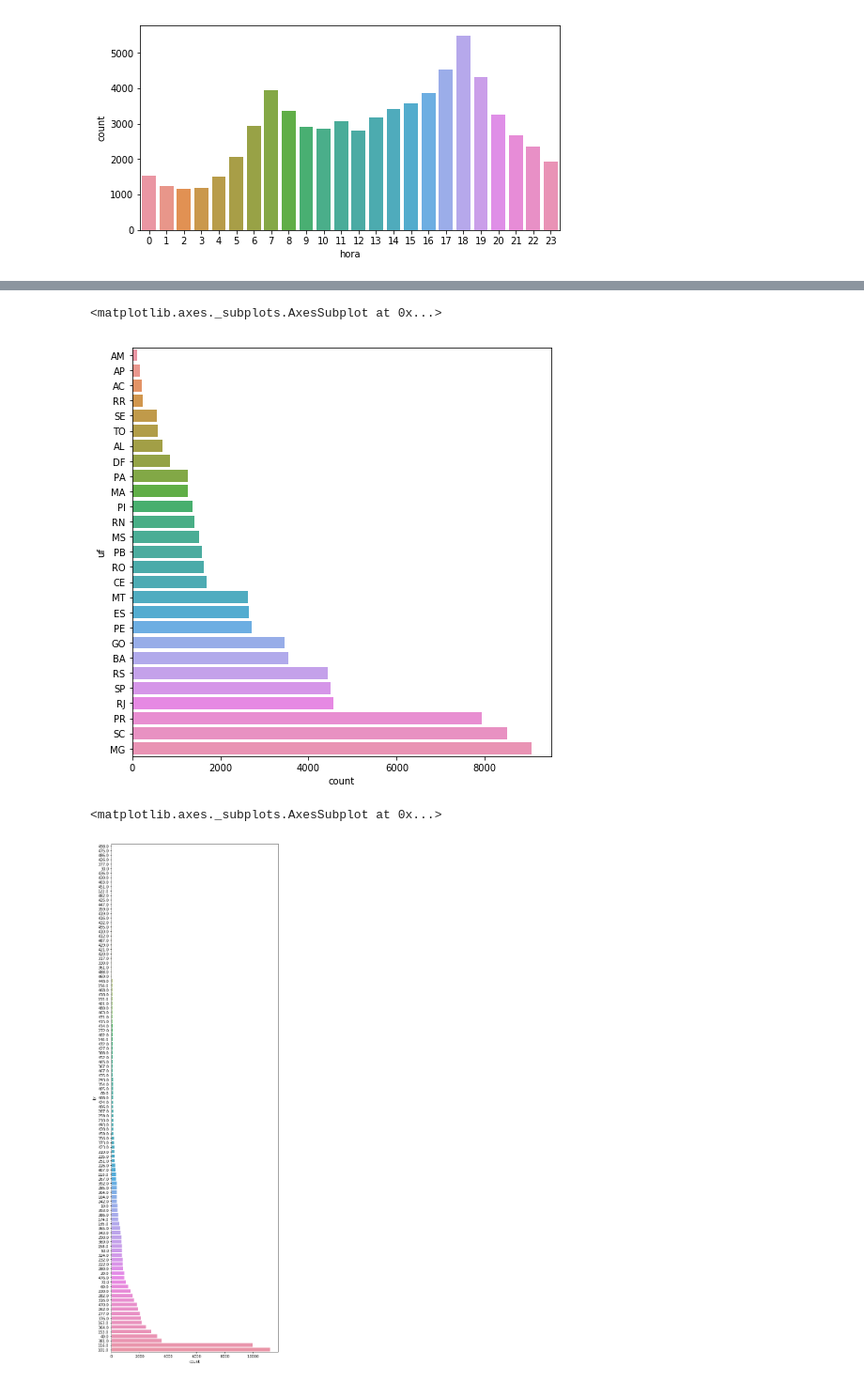
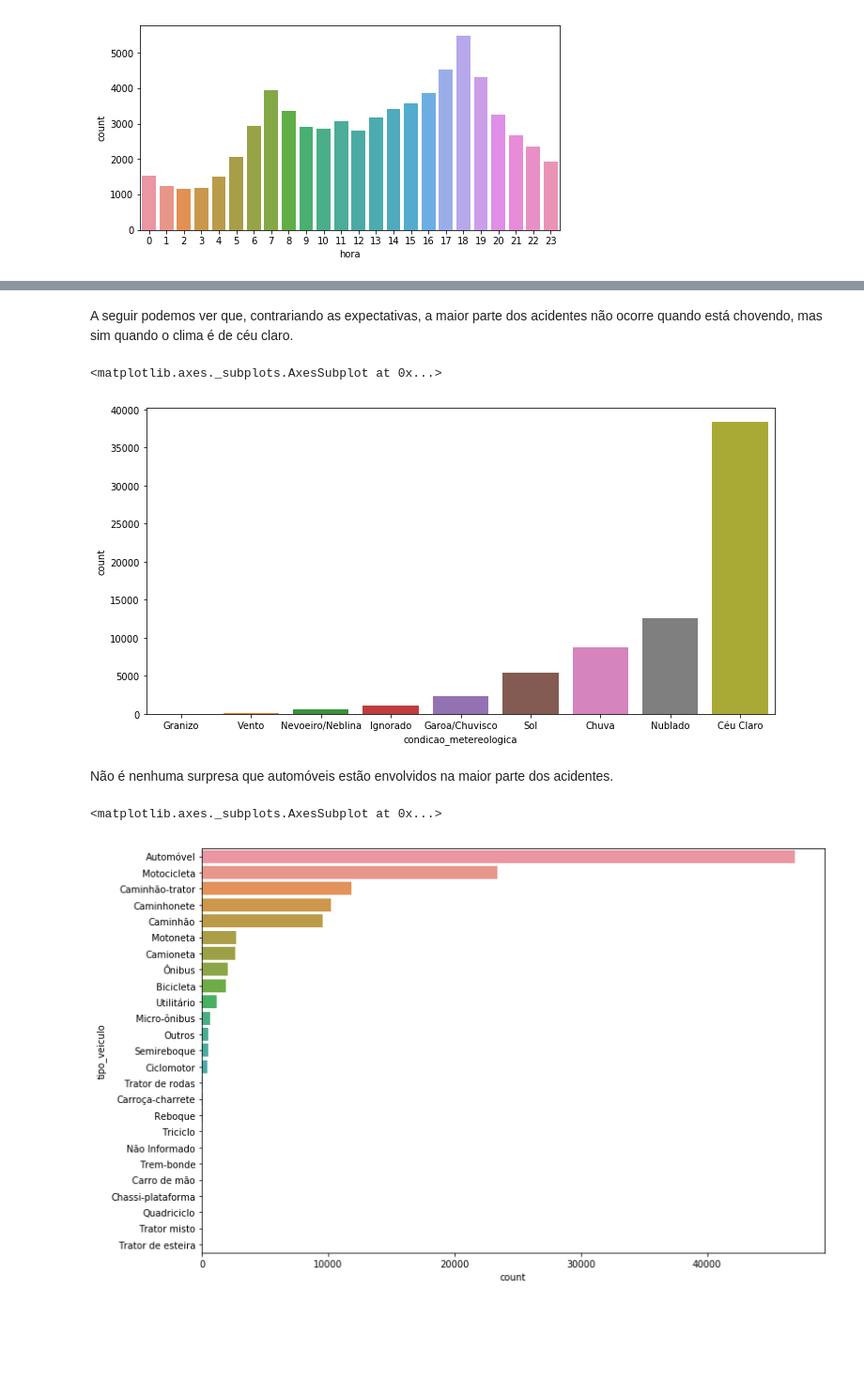
Before and after one commit to GabrielEug2/data-science-accidents, a Jupyter notebook: exploratory_analysis.ipynb, the cells around one changed output, grey strips where cells are left out. Shown: that part at 94% size. Drawn from its saved outputs; the diff is of its cells as text; code cells hidden in the pictures; blank space fills up the shorter version.

```diff
--- a/exploratory_analysis.ipynb
+++ b/exploratory_analysis.ipynb
@@ -79,3 +80,21 @@ accident_data.head()
 | 99977.0 | 2018-01-01 | segunda-feira | 00:30:00 | RJ | 493.0 | 1 | ITABORAI | Ultrapassagem Indevida | ... |
 | 99981.0 | 2018-01-01 | segunda-feira | 01:15:00 | RS | 386.0 | 134 | SARANDI | Ingestão de Álcool | ... |
 | 99982.0 | 2018-01-01 | segunda-feira | 00:20:00 | RS | 293.0 | 151,7 | CANDIOTA | Falta de Atenção à Condução | ... |
+# %%
+# Agrupa os dados por veículo
+grouped_by_vehicle = df.groupby('id_veiculo')
+
+vehicle_data = grouped_by_vehicle[
+    'tipo_veiculo', 'ano_fabricacao_veiculo', 'causa_acidente'
+].first()
+
+# Calcula a quantidade de feridos, mortos, etc em cada veículo
+vehicle_data['n_ilesos'] = grouped_by_vehicle['ilesos'].sum()
+vehicle_data['n_feridos_leves'] = grouped_by_vehicle['feridos_leves'].sum()
+vehicle_data['n_feridos_graves'] = grouped_by_vehicle['feridos_graves'].sum()
+vehicle_data['n_mortos'] = grouped_by_vehicle['mortos'].sum()
+vehicle_data['n_envolvidos'] = \
+    vehicle_data['n_ilesos'] + vehicle_data['n_feridos_leves'] + \
+    vehicle_data['n_feridos_graves'] + vehicle_data['n_mortos']
+
+vehicle_data.head()
@@ -147,15 +218,27 @@ To register the converters:
 [figure]
+# %% [markdown]
+A seguir podemos ver que, contrariando as expectativas, a maior parte dos acidentes não ocorre quando está chovendo, mas sim quando o clima é de céu claro.
 # %%
-# Acidentes por estado
-plt.figure(figsize=(8,8))
-sb.countplot(y="uf", data=accident_data, order=accident_data['uf'].value_counts(ascending=True).index)
+# Número de acidentes por clima
+plt.figure(figsize=(12,6))
+sns.countplot(
+    x="condicao_metereologica",
+    data=accident_data,
+    order=accident_data['condicao_metereologica'].value_counts(ascending=True).index
+)
 # %% [output]
 <matplotlib.axes._subplots.AxesSubplot at 0x...>
-[figure, old version]
+[figure, new version]
+# %% [markdown]
+Não é nenhuma surpresa que automóveis estão envolvidos na maior parte dos acidentes.
 # %%
-# Acidentes por BR
-plt.figure(figsize=(8,25))
-sb.countplot(y="br", data=accident_data, order=accident_data['br'].value_counts(ascending=True).index)
+# Acidentes por tipo de veiculo
+plt.figure(figsize=(12,8))
+sns.countplot(
+    y="tipo_veiculo",
+    data=vehicle_data,
+    order=vehicle_data['tipo_veiculo'].value_counts().index
+)
 # %% [output]
 <matplotlib.axes._subplots.AxesSubplot at 0x...>
-[figure, old version]
+[figure, new version]
```
Also changed, not shown: parts of 21 cells of this notebook, 2 other files.
